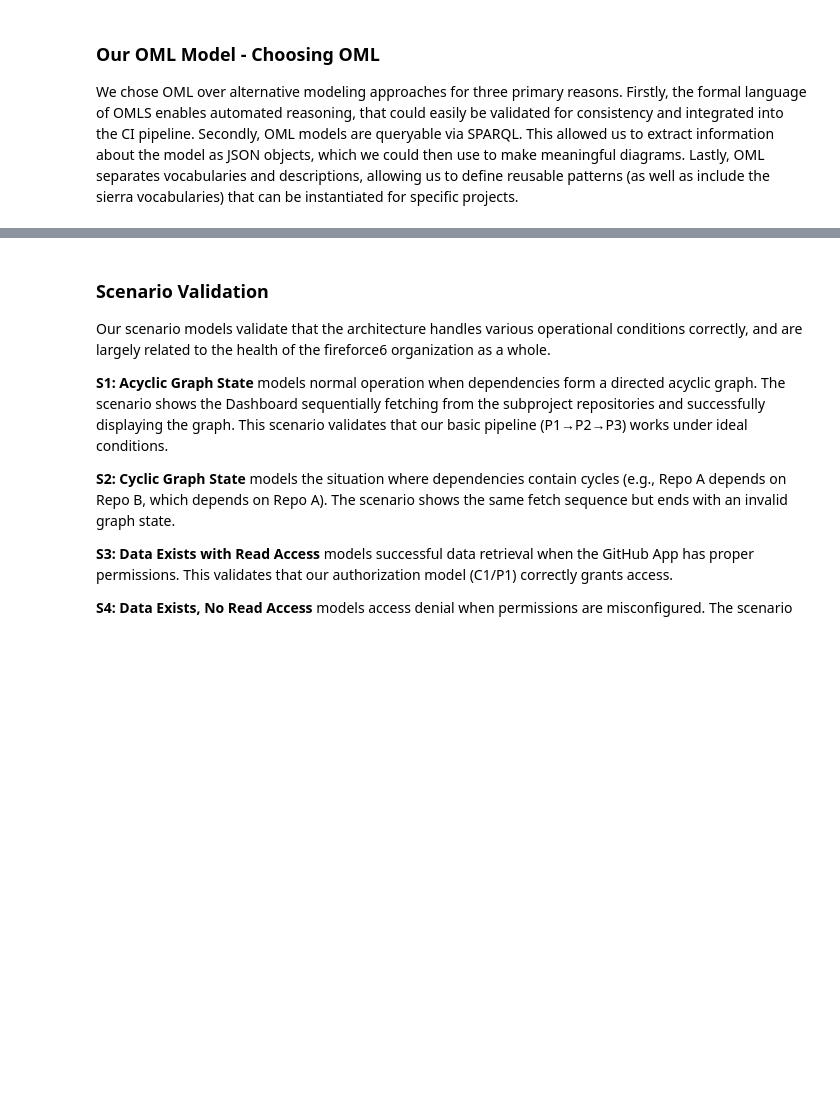
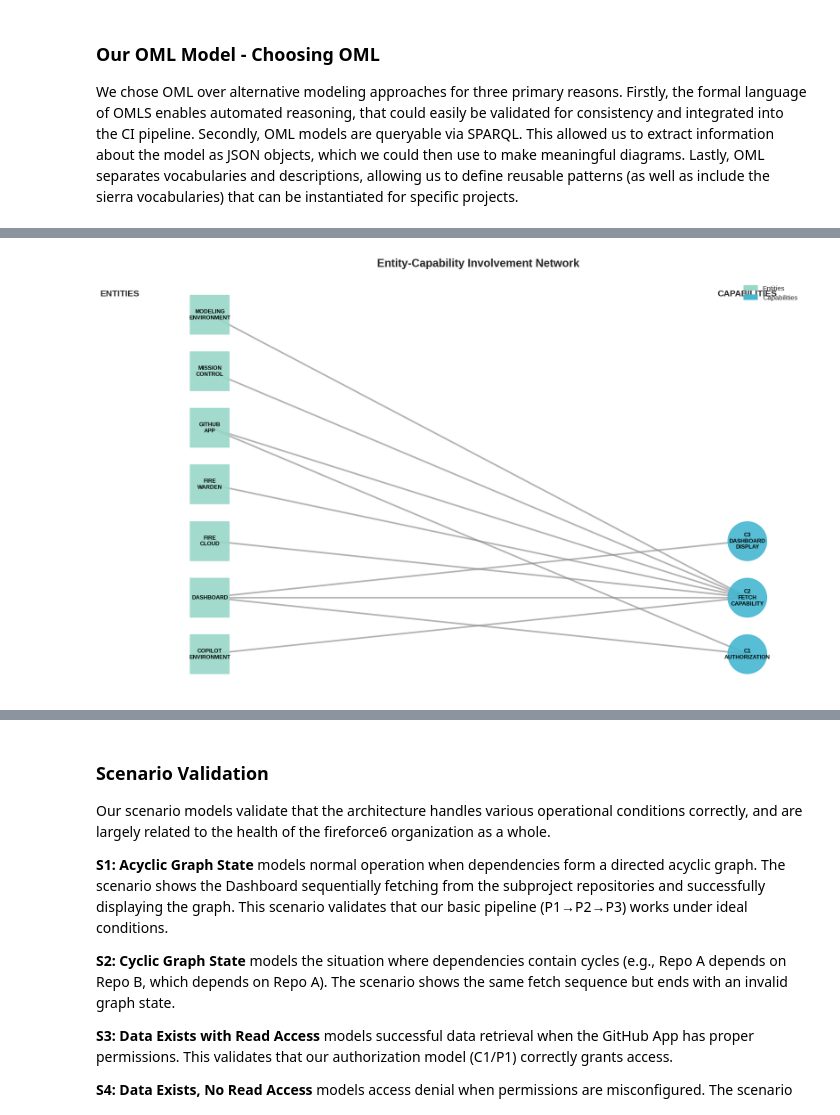
Before and after one commit to fireforce6-f25/project-environment, a Jupyter notebook: src/ipynb/technical-report.ipynb, the cells around one changed output, grey strips where cells are left out. Cells and saved outputs as stored; diff of their text form; code cells hidden in the pictures; blank space fills up the shorter version.

```diff
--- a/src/ipynb/technical-report.ipynb
+++ b/src/ipynb/technical-report.ipynb
@@ -125,4 +329,93 @@ The reason that we chose to model the repositories each as invidual entities is
 The entity allocation reveals the Dashboard as the integration point. It's the only entity involved in all capabilities and has the most allocated activities. This centralization simplifies the architecture by creating a single coordinator, which is then made accessible to the stakeholders.
+# %%
+# Load entities and capabilities data
+entities_df = dataframe("entities.json")
+entities_df['entity_id'] = entities_df['entity'].apply(extract_id)
+entities_df['cap_id'] = entities_df['capability'].apply(lambda x: extract_id(x) if pd.notna(x) else None)
+
+capabilities_df = dataframe("capabilities.json")
+capabilities_df['cap_id'] = capabilities_df['cap'].apply(extract_id)
+
+# Filter to only actual capabilities (not missions)
+capabilities_df = capabilities_df[capabilities_df['cap_id'].str.startswith('c', na=False)]
+entities_df = entities_df[entities_df['cap_id'].notna()]
+
+# Create entity-capability involvement network graph
+fig, ax = plt.subplots(figsize=(16, 10))
+G = nx.Graph()
+
+# Add nodes
+unique_entities = entities_df.drop_duplicates(subset=['entity_id'])[['entity_id', 'entity_desc']]
+for _, row in unique_entities.iterrows():
+    G.add_node(row['entity_id'], node_type='entity', desc=row['entity_desc'])
+
+unique_capabilities = capabilities_df.drop_duplicates(subset=['cap_id'])[['cap_id', 'cap_desc']]
+for _, row in unique_capabilities.iterrows():
+    G.add_node(row['cap_id'], node_type='capability', desc=row['cap_desc'])
+
+# Add edges (involvement relationships)
+for _, row in entities_df.iterrows():
+    if pd.notna(row['cap_id']):
+        G.add_edge(row['entity_id'], row['cap_id'])
+
+# Create bipartite layout
+entity_nodes = [n for n, d in G.nodes(data=True) if d['node_type'] == 'entity']
+capability_nodes = [n for n, d in G.nodes(data=True) if d['node_type'] == 'capability']
+
+# Position entities on the left, capabilities on the right
+pos = {}
+entity_y_spacing = 1.5 if len(entity_nodes) > 1 else 1
+cap_y_spacing = 1.5 if len(capability_nodes) > 1 else 1
+
+for i, node in enumerate(entity_nodes):
+    pos[node] = (0, i * entity_y_spacing)
+
+for i, node in enumerate(capability_nodes):
+    pos[node] = (3, i * cap_y_spacing)
+
+# Draw nodes
+nx.draw_networkx_nodes(G, pos, nodelist=entity_nodes,
+                       node_color=COLORS['entity'],
+                       node_size=4000,
+                       alpha=0.9,
+                       node_shape='s',
+                       ax=ax)
+
+nx.draw_networkx_nodes(G, pos, nodelist=capability_nodes,
+                       node_color=COLORS['capability'],
+                       node_size=4000,
+                       alpha=0.9,
+                       ax=ax)
+
+# Draw edges with varying thickness based on number of connections
+nx.draw_networkx_edges(G, pos, edge_color='gray', width=2.5, alpha=0.6, ax=ax)
+
+# Draw labels
+entity_labels = {n: n.replace('-', '\n').upper() for n in entity_nodes}
+capability_labels = {n: n.replace('-', '\n').upper() for n in capability_nodes}
+
+nx.draw_networkx_labels(G, pos, entity_labels, font_size=9, font_weight='bold', ax=ax)
+nx.draw_networkx_labels(G, pos, capability_labels, font_size=9, font_weight='bold', ax=ax)
+
+ax.set_title('Entity-Capability Involvement Network',
+             fontsize=18, fontweight='bold', pad=20)
+ax.axis('off')
+
+# Add legend
+entity_patch = mpatches.Patch(color=COLORS['entity'], label='Entities')
+capability_patch = mpatches.Patch(color=COLORS['capability'], label='Capabilities')
+ax.legend(handles=[entity_patch, capability_patch], loc='upper right', fontsize=11)
+
+# Add section labels
+ax.text(-0.5, max([p[1] for p in pos.values()]) + 0.5, 'ENTITIES',
+        fontsize=14, fontweight='bold', ha='center')
+ax.text(3, max([p[1] for p in pos.values()]) + 0.5, 'CAPABILITIES',
+        fontsize=14, fontweight='bold', ha='center')
+
+plt.tight_layout()
+plt.show()
+# %% [output]
+[figure, added]
 # %% [markdown]
 ### Process Architecture
 
```
Also changed, not shown: parts of 8 cells of this notebook.
